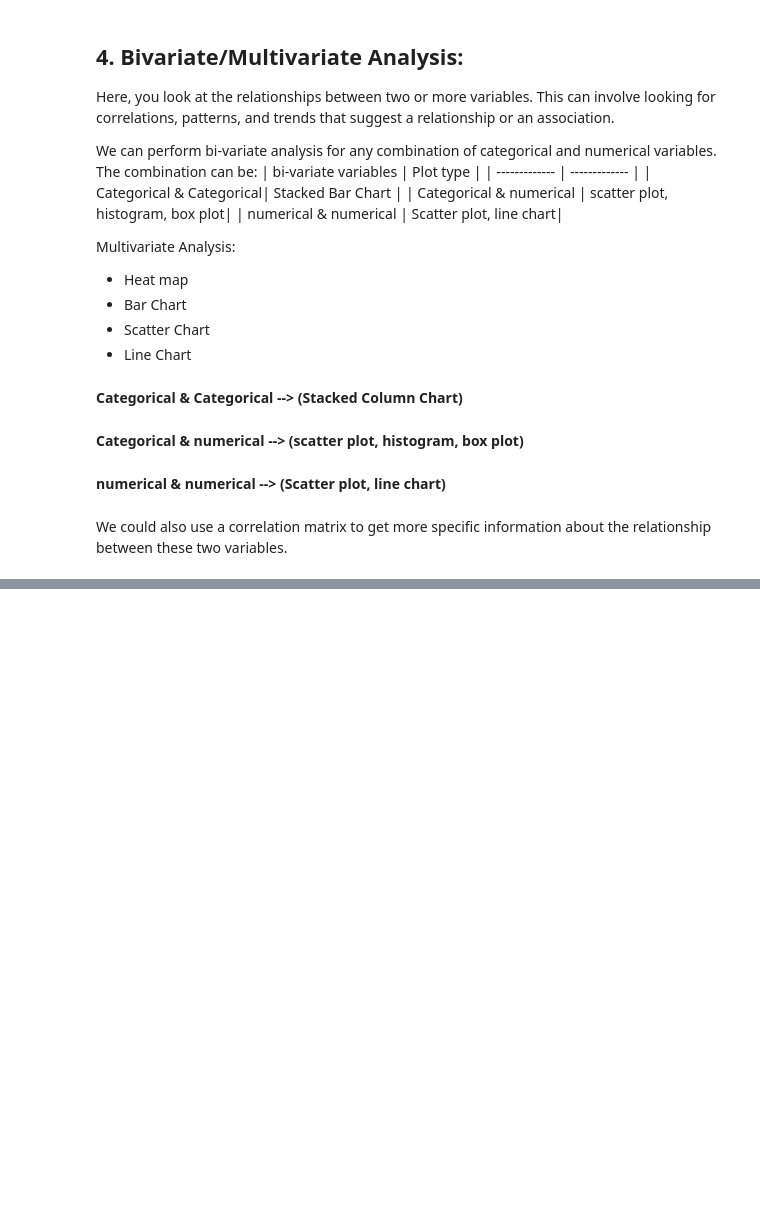
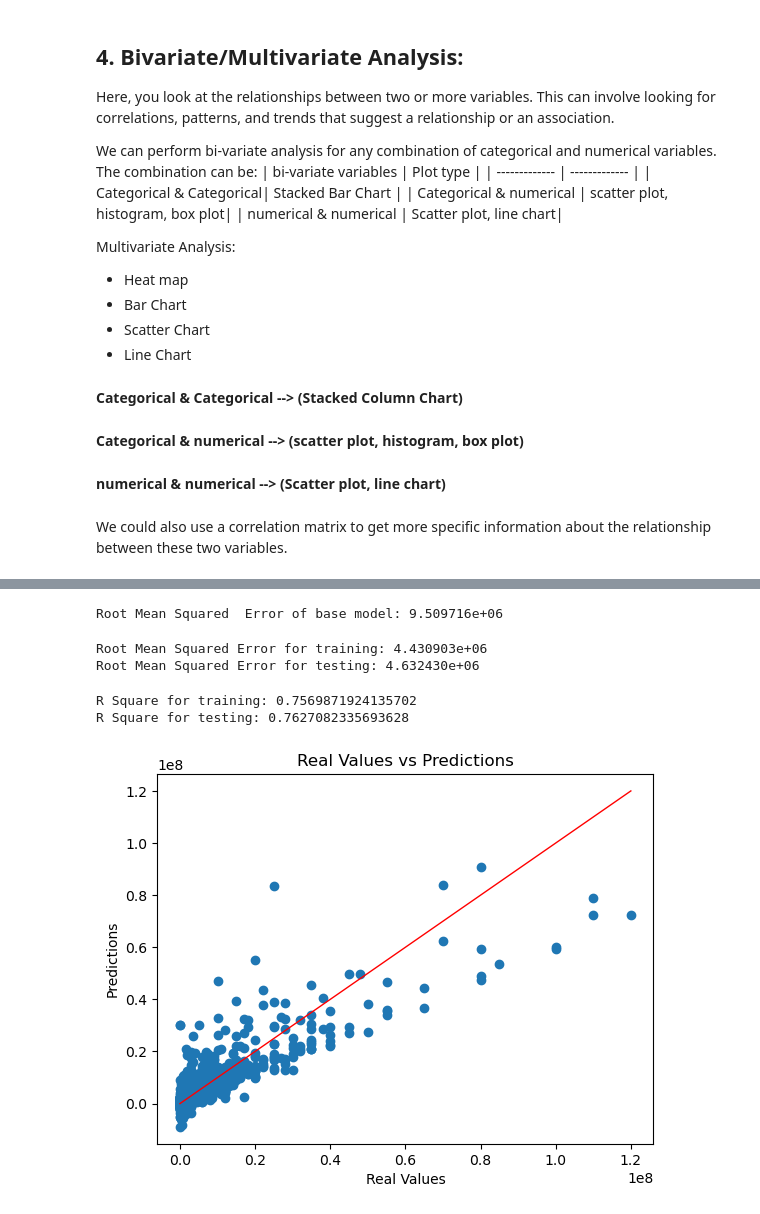
Before and after one commit to zaidAlkhathlan/Usecase-7, a Jupyter notebook: EDA explain template.ipynb, the cells around one changed output, grey strips where cells are left out. Saved outputs shown, nothing was run; the diff lists cells and outputs as text; code cells hidden in the pictures; blank space fills up the shorter version.

```diff
--- a/EDA explain template.ipynb
+++ b/EDA explain template.ipynb
@@ -282,0 +523,5 @@ We could also use a correlation matrix to get more specific information about th
+# %%
+
+model = LinearRegression()
+# %%
+model.fit(X_train_scaled, y_train)
@@ -282,0 +616,37 @@ We could also use a correlation matrix to get more specific information about th
+# %%
+# our benchmark model
+print(f'Root Mean Squared  Error of base model: {np.sqrt(mse_base):2e}')
+# %% [output]
+Root Mean Squared  Error of base model: 9.509716e+06
+# %%
+# RMSE for Linear model
+
+print(f'Root Mean Squared Error for training: {np.sqrt(mse_train):2e}')
+print(f'Root Mean Squared Error for testing: {np.sqrt(mse_test):2e}')
+# %% [output]
+Root Mean Squared Error for training: 4.430903e+06
+Root Mean Squared Error for testing: 4.632430e+06
+# %%
+# Linear model r2 score
+r2_score_train = r2_score(y_train, model.predict(X_train_scaled))
+r2_score_test = r2_score(y_test, y_pred)
+print(f'R Square for training: {r2_score_train}')
+print(f'R Square for testing: {r2_score_test}')
+# %% [output]
+R Square for training: 0.7569871924135702
+R Square for testing: 0.7627082335693628
+# %%
+predictions = model.predict(X_test_scaled)
+#predictions
+# %%
+Real_Values = np.array(y_test)
+# Real_Values
+# %%
+plt.scatter(Real_Values, predictions)
+plt.plot([Real_Values.min(), Real_Values.max()], [Real_Values.min(), Real_Values.max()], color='red', lw=1)
+plt.xlabel('Real Values')
+plt.ylabel('Predictions')
+plt.title('Real Values vs Predictions')
+plt.show()
+# %% [output]
+[figure, added]
```
Also changed, not shown: parts of 48 cells of this notebook, 1 other file.
